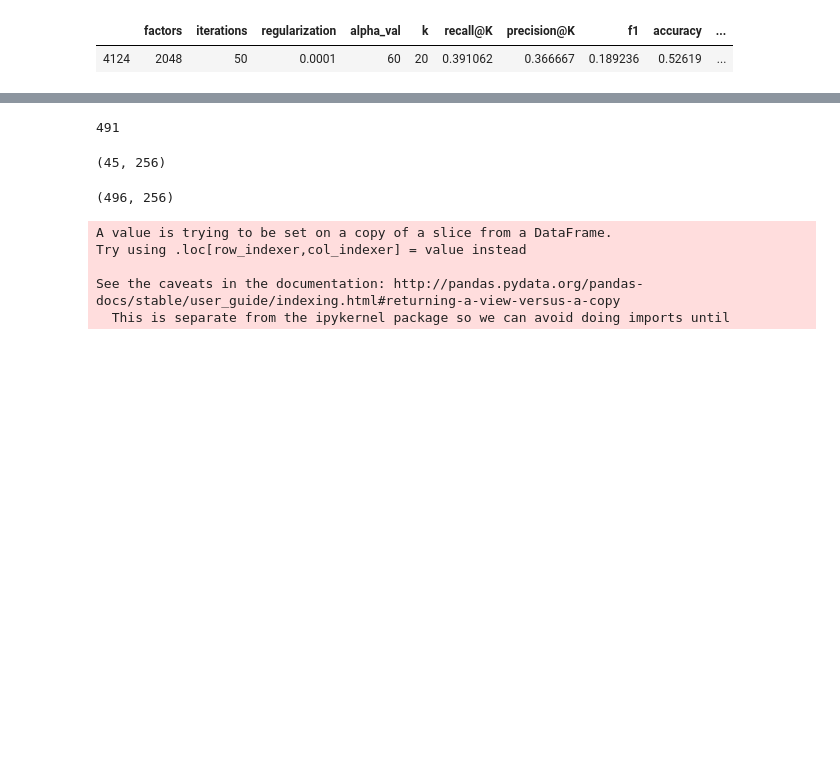
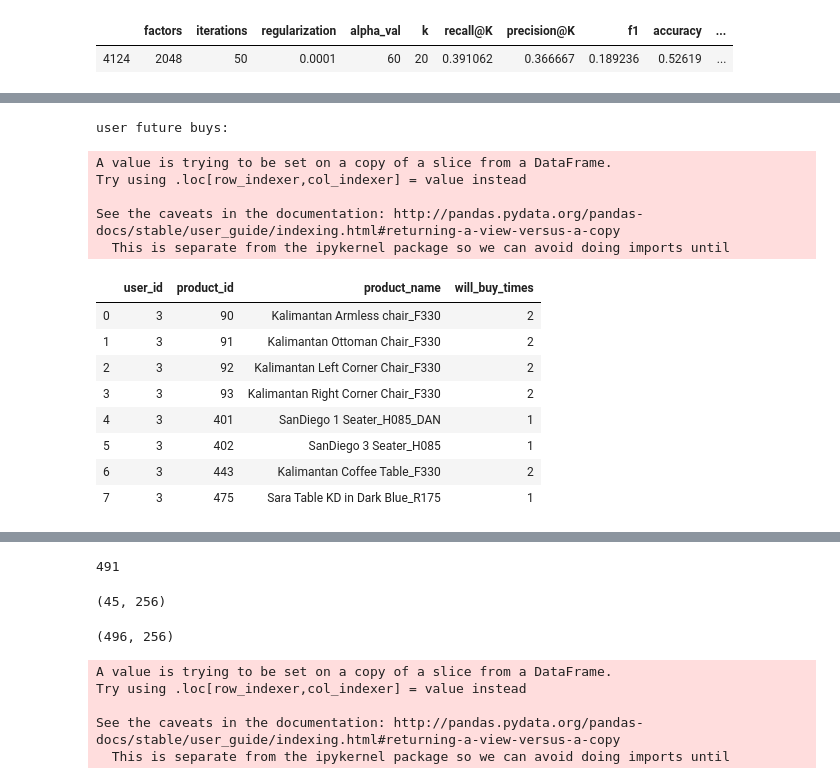
Before and after one commit to dzungcamlang/recsys_ecommerce, a Jupyter notebook: recsys/recsys_furniture_dataset.ipynb, the cells around one changed output, grey strips where cells are left out. Drawn from its saved outputs; the diff is of its cells as text; code cells hidden in the pictures; blank space fills up the shorter version.

```diff
--- a/recsys/recsys_furniture_dataset.ipynb
+++ b/recsys/recsys_furniture_dataset.ipynb
@@ -515,0 +528,26 @@ recommendations
+# %%
+print("user future buys:")
+fut_df = processing_df(test_df[test_df.user_id == user_id])
+_p_names = []
+for p_id in fut_df.product_id.values:
+    _p_names.append(product_df.product_name.loc[product_df.product_id==p_id].iloc[0])
+fut_df["product_name"] = _p_names
+fut_df = fut_df[["user_id", "product_id", "product_name", "point"]]
+fut_df.columns = ["user_id", "product_id", "product_name", "will_buy_times"]
+fut_df
+# %% [output]
+user future buys:
+A value is trying to be set on a copy of a slice from a DataFrame.
+Try using .loc[row_indexer,col_indexer] = value instead
+
+See the caveats in the documentation: http://pandas.pydata.org/pandas-docs/stable/user_guide/indexing.html#returning-a-view-versus-a-copy
+  This is separate from the ipykernel package so we can avoid doing imports until
+|  | user_id | product_id | product_name | will_buy_times |
+| 0 | 3 | 90 | Kalimantan Armless chair_F330 | 2 |
+| 1 | 3 | 91 | Kalimantan Ottoman Chair_F330 | 2 |
+| 2 | 3 | 92 | Kalimantan Left Corner Chair_F330 | 2 |
+| 3 | 3 | 93 | Kalimantan Right Corner Chair_F330 | 2 |
+| 4 | 3 | 401 | SanDiego 1 Seater_H085_DAN | 1 |
+| 5 | 3 | 402 | SanDiego 3 Seater_H085 | 1 |
+| 6 | 3 | 443 | Kalimantan Coffee Table_F330 | 2 |
+| 7 | 3 | 475 | Sara Table KD in Dark Blue_R175 | 1 |
```
Also changed, not shown: parts of 11 cells of this notebook, 2 other files.
